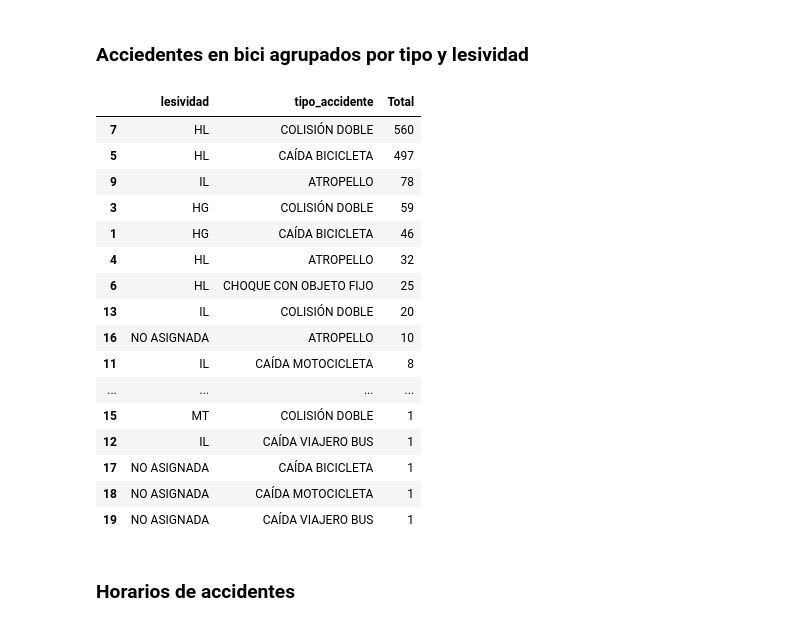
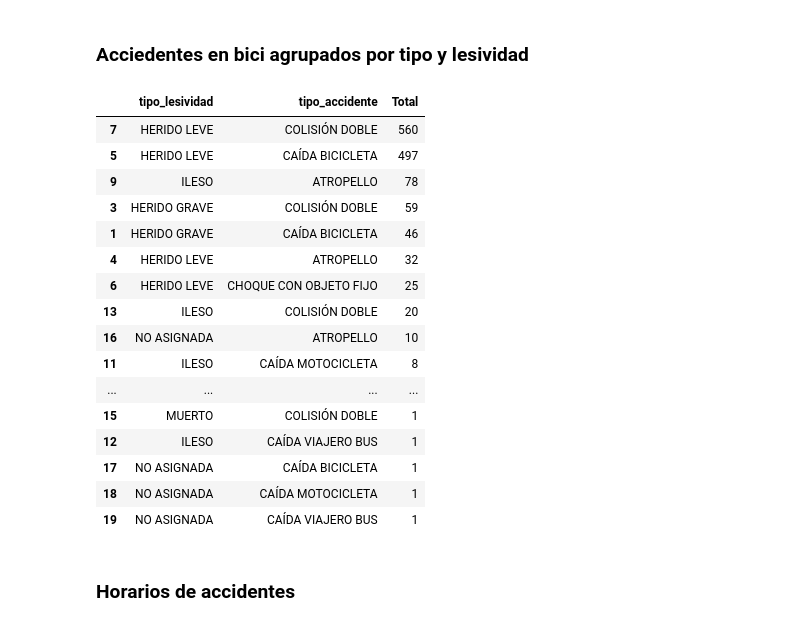
Before and after one commit to nelsonsaturno/practica_analitica, a Jupyter notebook: accidentes_madrid.ipynb, the cells around one changed output. Cells and saved outputs as stored; diff of their text form; code cells hidden in the pictures.

```diff
--- a/accidentes_madrid.ipynb
+++ b/accidentes_madrid.ipynb
@@ -142,29 +198,28 @@ if not df_accidents_by_district[2018].sum() == df_accidents_2018['num_parte'].nu
 ### Número de personas afectadas por año y por lesividad
 # %%
 # Renombramiento de valores de la columna 'lesividad' en una nueva columna
-def readable_injury(value):
+def readable_injury(key):
     injury = {
         'IL': 'ILESO',
         'HL': 'HERIDO LEVE',
         'HG': 'HERIDO GRAVE',
         'MT': 'MUERTO'
     }
-    return injury.setdefault(value, 'NO ASIGNADA')
+    return injury.setdefault(key.replace(' ', ''), 'NO ASIGNADA')
 
 
 df_all_accidents['tipo_lesividad'] = df_all_accidents['lesividad'].apply(readable_injury)
 
 # Número de personas por tipo de lesividad calculado por año
 df_injuries_by_year = pd.pivot_table(
-    df_all_accidents, index=['lesividad'], columns=[df_all_accidents['fecha'].dt.year],
+    df_all_accidents, index=['tipo_lesividad'], columns=[df_all_accidents['fecha'].dt.year],
     aggfunc='sum', values='num_victimas'
 )
 
-print(df_injuries_by_year)
-
-# Se verifica el resultado
 if not df_accidents_2017['num_victimas'].sum() == df_injuries_by_year[2017].sum():
     raise Exception("Error para el año 2017")
 if not df_accidents_2018['num_victimas'].sum() == df_injuries_by_year[2018].sum():
     raise Exception("Error para el año 2018")
+
+print(df_injuries_by_year)
 # %% [output]
@@ -270,21 +322,21 @@ df_bici=df_all_accidents[df_all_accidents.tipo_vehiculo=='BICICLETA']
 # %%
-df_bici_lesion=df_bici.groupby(['lesividad','tipo_accidente'])['fecha'].count().reset_index().rename(columns={'fecha': 'Total'}).sort_values(by='Total',ascending=False)
+df_bici_lesion = df_bici.groupby(['tipo_lesividad','tipo_accidente'])['fecha'].count().reset_index().rename(columns={'fecha': 'Total'}).sort_values(by='Total',ascending=False)
 df_bici_lesion
 # %% [output]
-|  | lesividad | tipo_accidente | Total |
-| 7 | HL | COLISIÓN DOBLE | 560 |
-| 5 | HL | CAÍDA BICICLETA | 497 |
-| 9 | IL | ATROPELLO | 78 |
-| 3 | HG | COLISIÓN DOBLE | 59 |
-| 1 | HG | CAÍDA BICICLETA | 46 |
-| 4 | HL | ATROPELLO | 32 |
-| 6 | HL | CHOQUE CON OBJETO FIJO | 25 |
-| 13 | IL | COLISIÓN DOBLE | 20 |
+|  | tipo_lesividad | tipo_accidente | Total |
+| 7 | HERIDO LEVE | COLISIÓN DOBLE | 560 |
+| 5 | HERIDO LEVE | CAÍDA BICICLETA | 497 |
+| 9 | ILESO | ATROPELLO | 78 |
+| 3 | HERIDO GRAVE | COLISIÓN DOBLE | 59 |
+| 1 | HERIDO GRAVE | CAÍDA BICICLETA | 46 |
+| 4 | HERIDO LEVE | ATROPELLO | 32 |
+| 6 | HERIDO LEVE | CHOQUE CON OBJETO FIJO | 25 |
+| 13 | ILESO | COLISIÓN DOBLE | 20 |
 | 16 | NO ASIGNADA | ATROPELLO | 10 |
-| 11 | IL | CAÍDA MOTOCICLETA | 8 |
+| 11 | ILESO | CAÍDA MOTOCICLETA | 8 |
 | ... | ... | ... | ... |
-| 15 | MT | COLISIÓN DOBLE | 1 |
-| 12 | IL | CAÍDA VIAJERO BUS | 1 |
+| 15 | MUERTO | COLISIÓN DOBLE | 1 |
+| 12 | ILESO | CAÍDA VIAJERO BUS | 1 |
 | 17 | NO ASIGNADA | CAÍDA BICICLETA | 1 |
 | 18 | NO ASIGNADA | CAÍDA MOTOCICLETA | 1 |
 | 19 | NO ASIGNADA | CAÍDA VIAJERO BUS | 1 |
```
Also changed, not shown: parts of 23 cells of this notebook, 1 other file.
